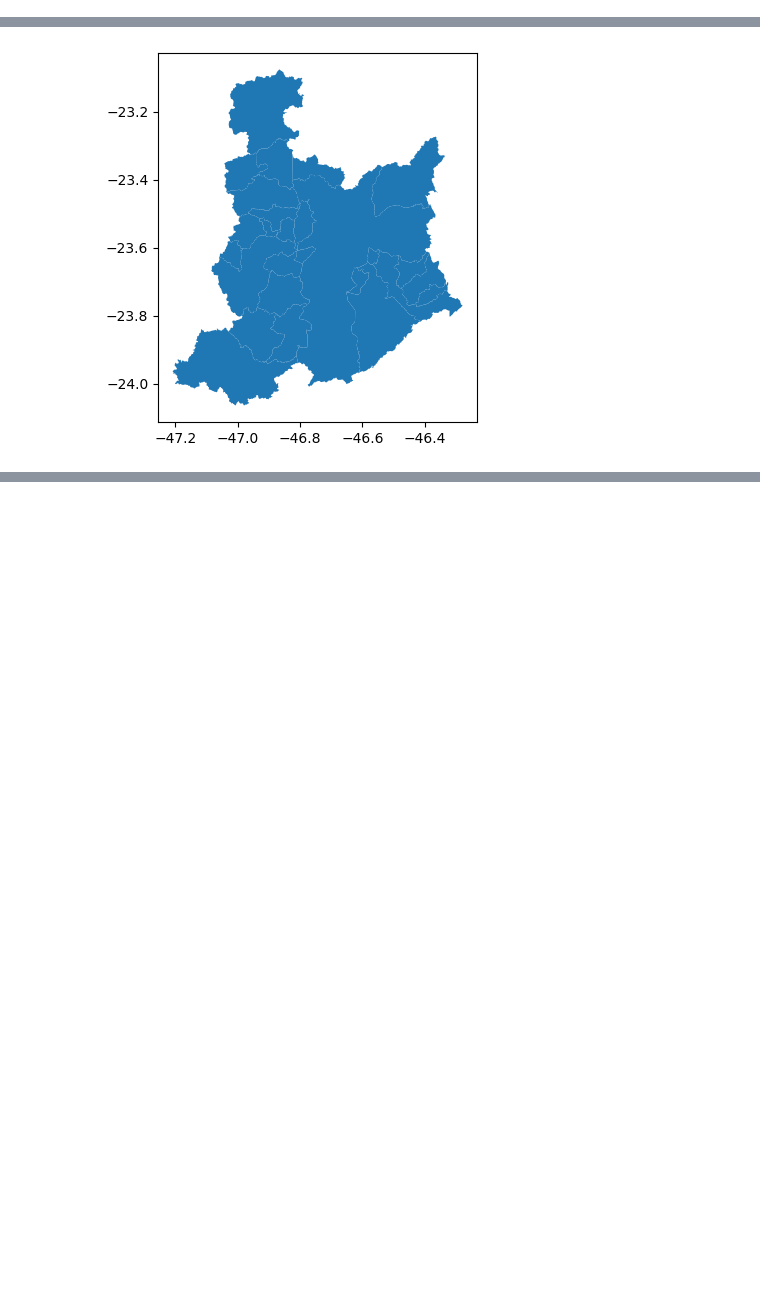
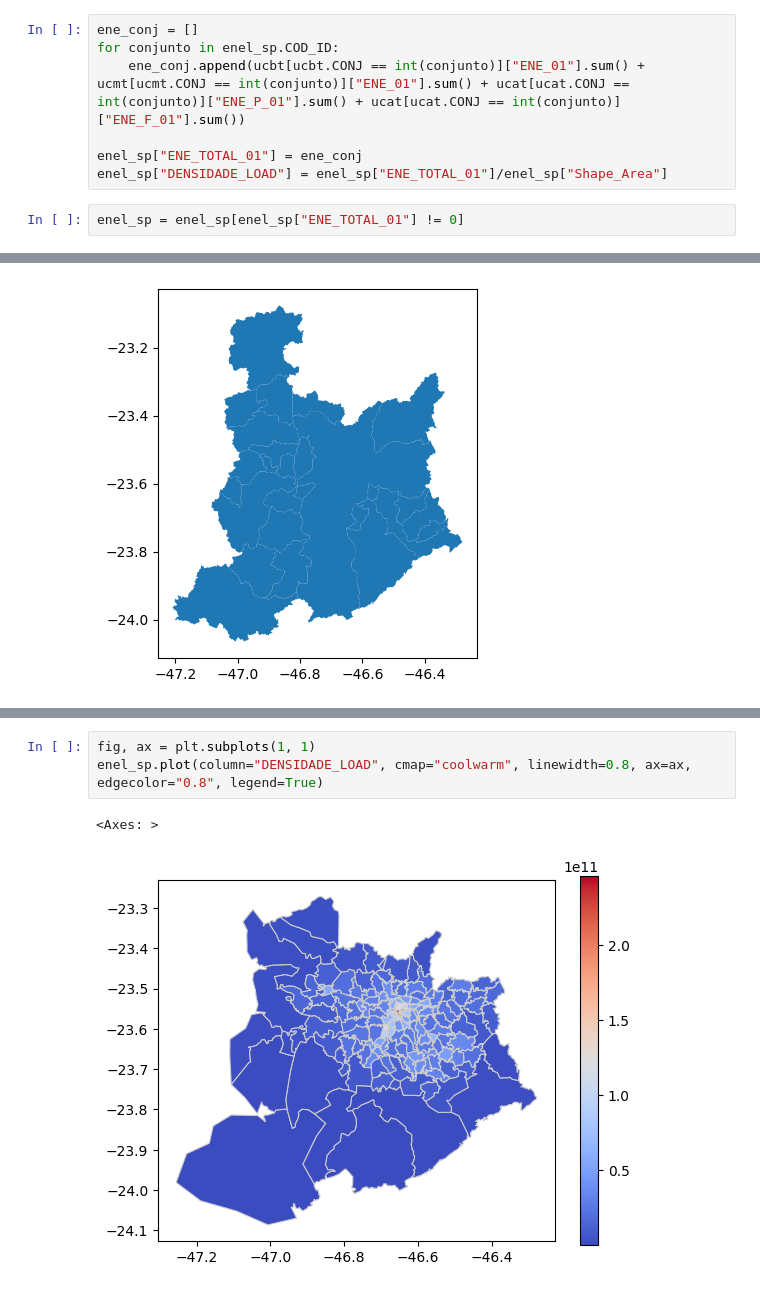
Before and after one commit to joaovalves1104/CEAMAZON-ENEL, a Jupyter notebook: load_thermic_map.ipynb, the cells around one changed output, grey strips where cells are left out. Saved outputs shown, nothing was run; the diff lists cells and outputs as text; blank space fills up the shorter version.

Commit message:
Criando mapa de calor para o campo CONJ do BDGD

```diff
--- a/load_thermic_map.ipynb
+++ b/load_thermic_map.ipynb
@@ -28,0 +41,9 @@ len(ponnot.COD_ID)
+# %%
+ene_conj = []
+for conjunto in enel_sp.COD_ID:
+    ene_conj.append(ucbt[ucbt.CONJ == int(conjunto)]["ENE_01"].sum() + ucmt[ucmt.CONJ == int(conjunto)]["ENE_01"].sum() + ucat[ucat.CONJ == int(conjunto)]["ENE_P_01"].sum() + ucat[ucat.CONJ == int(conjunto)]["ENE_F_01"].sum())
+
+enel_sp["ENE_TOTAL_01"] = ene_conj
+enel_sp["DENSIDADE_LOAD"] = enel_sp["ENE_TOTAL_01"]/enel_sp["Shape_Area"]
+# %%
+enel_sp = enel_sp[enel_sp["ENE_TOTAL_01"] != 0]
@@ -105,3 +131,9 @@ mapa_geracao.plot(column="DENSIDADE_GERACAO", cmap="coolwarm", linewidth=0.8, ax
 # %% [output]
 <Axes: >
 [figure]
+# %%
+fig, ax = plt.subplots(1, 1)
+enel_sp.plot(column="DENSIDADE_LOAD", cmap="coolwarm", linewidth=0.8, ax=ax, edgecolor="0.8", legend=True)
+# %% [output]
+<Axes: >
+[figure, added]
```
Also changed, not shown: parts of 6 cells of this notebook, 8 other files.
